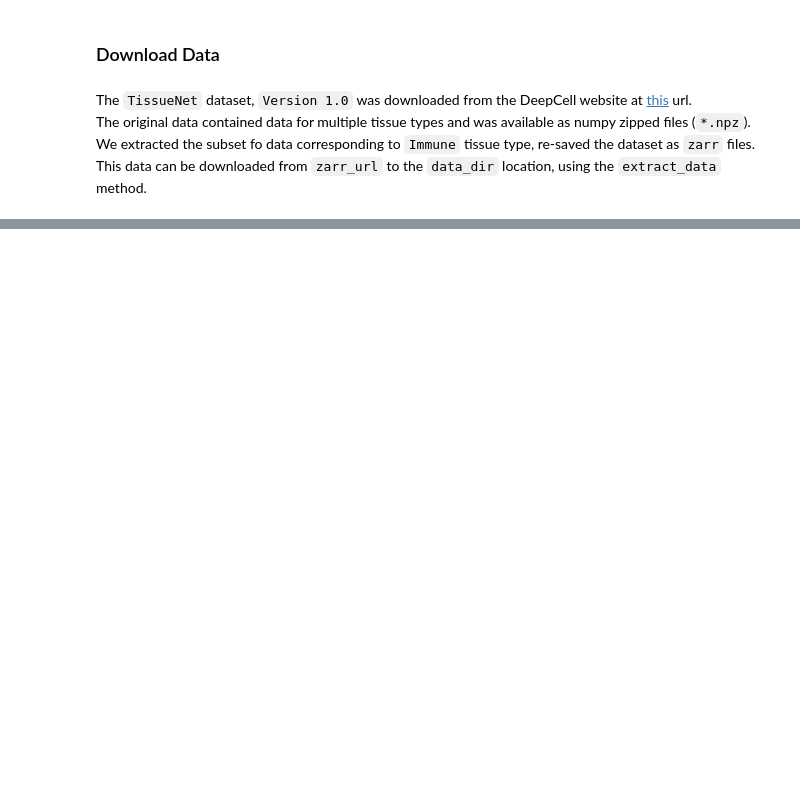
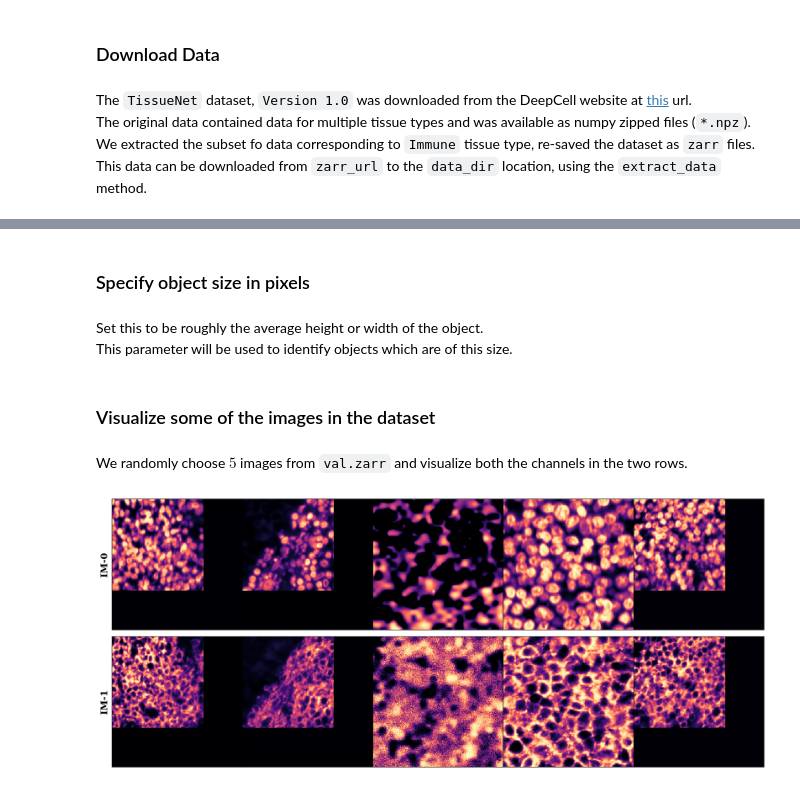
Before and after one commit to funkelab/cellulus, a Jupyter notebook: examples/2d/Immune.ipynb, the cells around one changed output, grey strips where cells are left out. Cells and saved outputs as stored; diff of their text form; code cells hidden in the pictures; blank space fills up the shorter version.

Commit message:
Add visualization cell

```diff
--- a/examples/2d/Immune.ipynb
+++ b/examples/2d/Immune.ipynb
@@ -6,6 +6,7 @@ from cellulus.utils.utils import extract_data
 The `TissueNet` dataset, `Version 1.0` was downloaded from the DeepCell website at [this](https://datasets.deepcell.org/data) url. <br>The original data contained data for multiple tissue types and was available as numpy zipped files (`*.npz`). <br> We extracted the subset fo data corresponding to `Immune` tissue type, re-saved the dataset as `zarr` files.<br> This data can be downloaded from `zarr_url` to the `data_dir` location, using the `extract_data` method.
 # %%
 data_dir = './'
+project_name = 'Immune'
 # %%
 extract_data(
     #zarr_url = 'https://github.com/funkelab/cellulus/releases/download/v0.0.1/Immune.zip',
@@ -18,0 +19,5 @@ Unzipped and downloaded data to ./
+# %% [markdown]
+### Specify object size in pixels
+# %% [markdown]
+Set this to be roughly the average height or width of the object. <br>
+This parameter will be used to identify objects which are of this size.
@@ -18,0 +26,8 @@ Unzipped and downloaded data to ./
+# %% [markdown]
+### Visualize some of the images in the dataset
+# %% [markdown]
+We randomly choose $5$ images from `val.zarr` and visualize both the channels in the two rows.
+# %%
+visualize(project_name)
+# %% [output]
+[figure, added]
```
Also changed, not shown: parts of 4 cells of this notebook.
